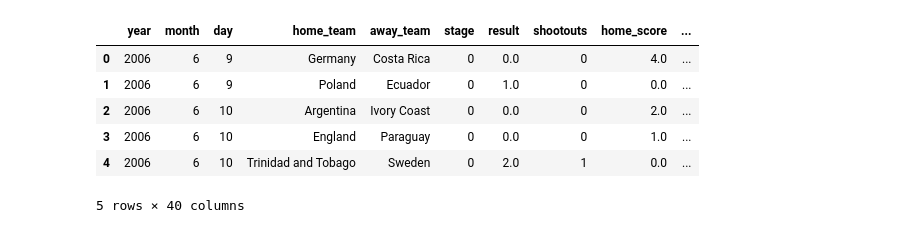
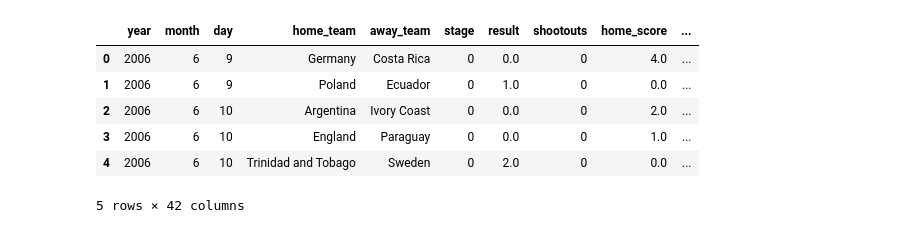
Before and after one commit to michele-55/world_cup_project, a Jupyter notebook: models.ipynb, the cells around one changed output. Cells and saved outputs as stored; diff of their text form; code cells hidden in the pictures.

```diff
--- a/models.ipynb
+++ b/models.ipynb
@@ -6,18 +6,18 @@ from sklearn.metrics import accuracy_score, log_loss
 from sklearn.linear_model import LogisticRegression
 import xgboost as xgb
 # %%
-path = r"data\dataset.csv"
+path = r"data\dataset_elo.csv"
 with open(path) as file:
     df = pd.read_csv(file)
 df.head()
 # %% [output]
 |  | year | month | day | home_team | away_team | stage | result | shootouts | home_score | ... |
 | 0 | 2006 | 6 | 9 | Germany | Costa Rica | 0 | 0.0 | 0 | 4.0 | ... |
 | 1 | 2006 | 6 | 9 | Poland | Ecuador | 0 | 1.0 | 0 | 0.0 | ... |
 | 2 | 2006 | 6 | 10 | Argentina | Ivory Coast | 0 | 0.0 | 0 | 2.0 | ... |
 | 3 | 2006 | 6 | 10 | England | Paraguay | 0 | 0.0 | 0 | 1.0 | ... |
-| 4 | 2006 | 6 | 10 | Trinidad and Tobago | Sweden | 0 | 2.0 | 1 | 0.0 | ... |
+| 4 | 2006 | 6 | 10 | Trinidad and Tobago | Sweden | 0 | 2.0 | 0 | 0.0 | ... |
-5 rows × 40 columns
+5 rows × 42 columns
 # %%
 # Training
 # selecting features and target
```
Also changed, not shown: parts of 7 cells of this notebook, 5 other files.
